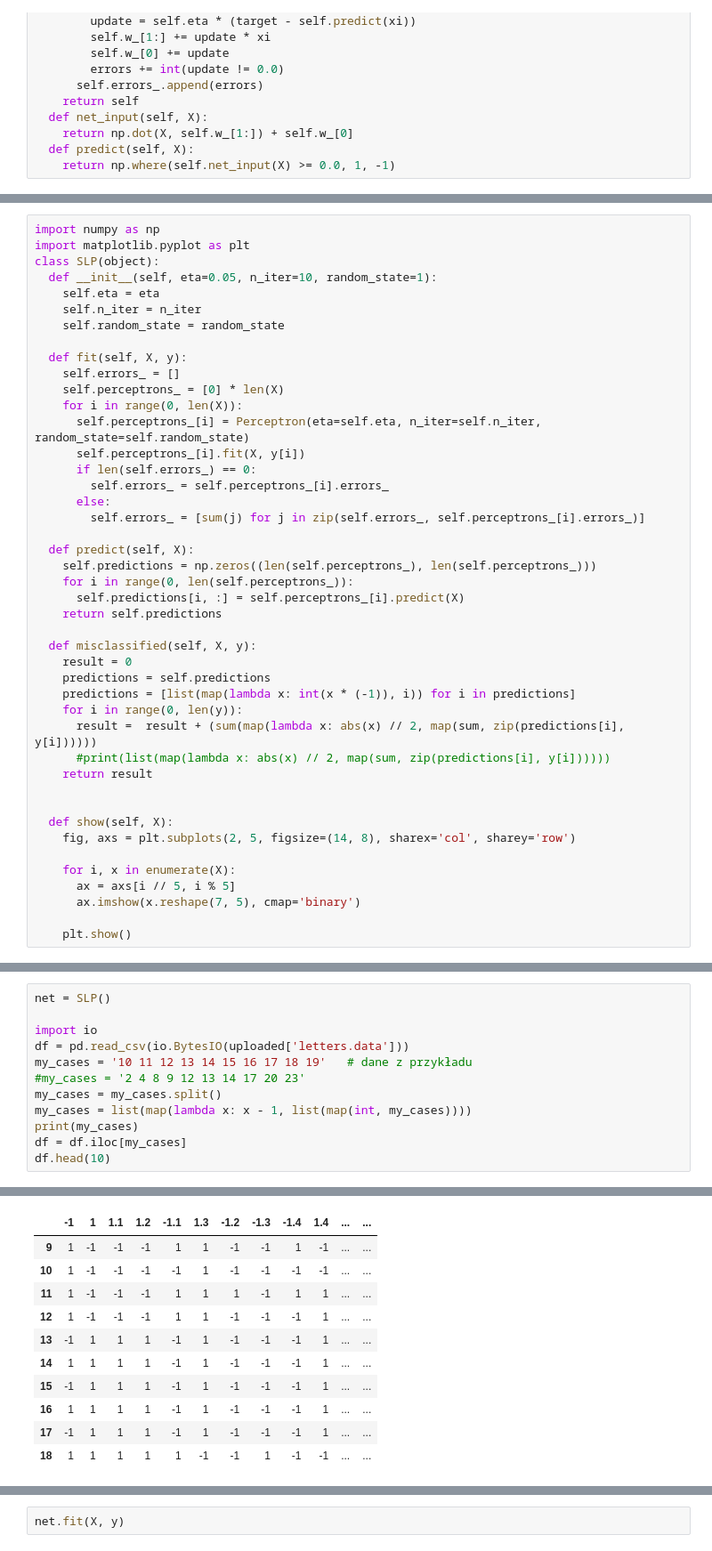
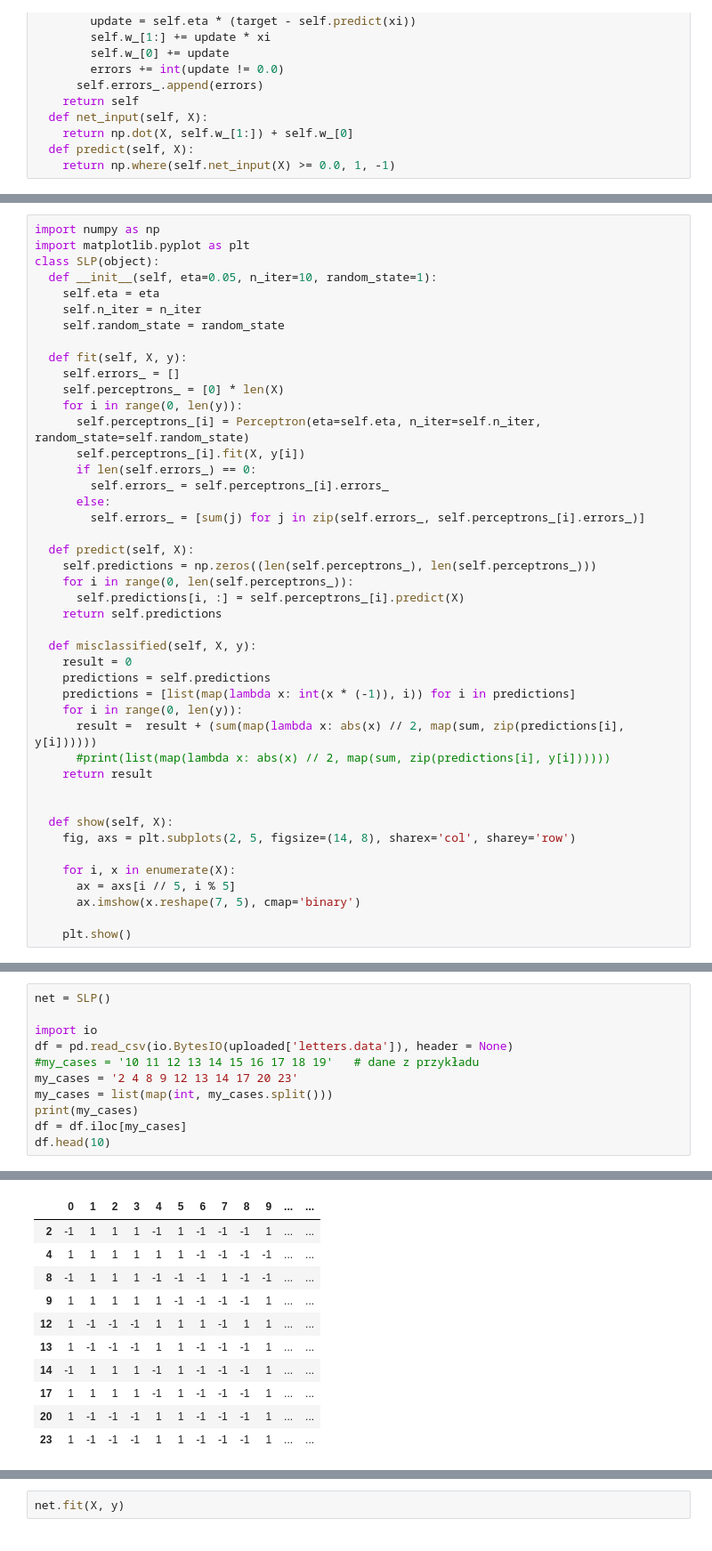
Before and after one commit to adampolanski/Sztuczna-inteligencja, a Jupyter notebook: SLP_letters/perce_own.ipynb, the cells around one changed output, grey strips where cells are left out. Shown: that part at 89% size. Drawn from its saved outputs; the diff is of its cells as text.

```diff
--- a/SLP_letters/perce_own.ipynb
+++ b/SLP_letters/perce_own.ipynb
@@ -58,7 +77,7 @@ class SLP(object):
   def fit(self, X, y):
     self.errors_ = []
     self.perceptrons_ = [0] * len(X)
-    for i in range(0, len(X)):
+    for i in range(0, len(y)):
       self.perceptrons_[i] = Perceptron(eta=self.eta, n_iter=self.n_iter, random_state=self.random_state)
       self.perceptrons_[i].fit(X, y[i])
       if len(self.errors_) == 0:
@@ -101,11 +126,10 @@ Saving letters.data to letters (1).data
 net = SLP()
 
 import io
-df = pd.read_csv(io.BytesIO(uploaded['letters.data']))
-my_cases = '10 11 12 13 14 15 16 17 18 19'   # dane z przykładu
-#my_cases = '2 4 8 9 12 13 14 17 20 23'
-my_cases = my_cases.split()
-my_cases = list(map(lambda x: x - 1, list(map(int, my_cases))))
+df = pd.read_csv(io.BytesIO(uploaded['letters.data']), header = None)
+#my_cases = '10 11 12 13 14 15 16 17 18 19'   # dane z przykładu
+my_cases = '2 4 8 9 12 13 14 17 20 23'
+my_cases = list(map(int, my_cases.split()))
 print(my_cases)
 df = df.iloc[my_cases]
 df.head(10)
@@ -114,12 +138,12 @@ df.head(10)
-|  | -1 | 1 | 1.1 | 1.2 | -1.1 | 1.3 | -1.2 | -1.3 | -1.4 | 1.4 | ... | ... |
-| 9 | 1 | -1 | -1 | -1 | 1 | 1 | -1 | -1 | 1 | -1 | ... | ... |
-| 10 | 1 | -1 | -1 | -1 | -1 | 1 | -1 | -1 | -1 | -1 | ... | ... |
-| 11 | 1 | -1 | -1 | -1 | 1 | 1 | 1 | -1 | 1 | 1 | ... | ... |
-| 12 | 1 | -1 | -1 | -1 | 1 | 1 | -1 | -1 | -1 | 1 | ... | ... |
-| 13 | -1 | 1 | 1 | 1 | -1 | 1 | -1 | -1 | -1 | 1 | ... | ... |
-| 14 | 1 | 1 | 1 | 1 | -1 | 1 | -1 | -1 | -1 | 1 | ... | ... |
-| 15 | -1 | 1 | 1 | 1 | -1 | 1 | -1 | -1 | -1 | 1 | ... | ... |
-| 16 | 1 | 1 | 1 | 1 | -1 | 1 | -1 | -1 | -1 | 1 | ... | ... |
-| 17 | -1 | 1 | 1 | 1 | -1 | 1 | -1 | -1 | -1 | 1 | ... | ... |
-| 18 | 1 | 1 | 1 | 1 | 1 | -1 | -1 | 1 | -1 | -1 | ... | ... |
+|  | 0 | 1 | 2 | 3 | 4 | 5 | 6 | 7 | 8 | 9 | ... | ... |
+| 2 | -1 | 1 | 1 | 1 | -1 | 1 | -1 | -1 | -1 | 1 | ... | ... |
+| 4 | 1 | 1 | 1 | 1 | 1 | 1 | -1 | -1 | -1 | -1 | ... | ... |
+| 8 | -1 | 1 | 1 | 1 | -1 | -1 | -1 | 1 | -1 | -1 | ... | ... |
+| 9 | 1 | 1 | 1 | 1 | 1 | -1 | -1 | -1 | -1 | 1 | ... | ... |
+| 12 | 1 | -1 | -1 | -1 | 1 | 1 | 1 | -1 | 1 | 1 | ... | ... |
+| 13 | 1 | -1 | -1 | -1 | 1 | 1 | -1 | -1 | -1 | 1 | ... | ... |
+| 14 | -1 | 1 | 1 | 1 | -1 | 1 | -1 | -1 | -1 | 1 | ... | ... |
+| 17 | 1 | 1 | 1 | 1 | -1 | 1 | -1 | -1 | -1 | 1 | ... | ... |
+| 20 | 1 | -1 | -1 | -1 | 1 | 1 | -1 | -1 | -1 | 1 | ... | ... |
+| 23 | 1 | -1 | -1 | -1 | 1 | 1 | -1 | -1 | -1 | 1 | ... | ... |
 10 rows × 61 columns
```
Also changed, not shown: parts of 33 cells of this notebook, 3 other files.
